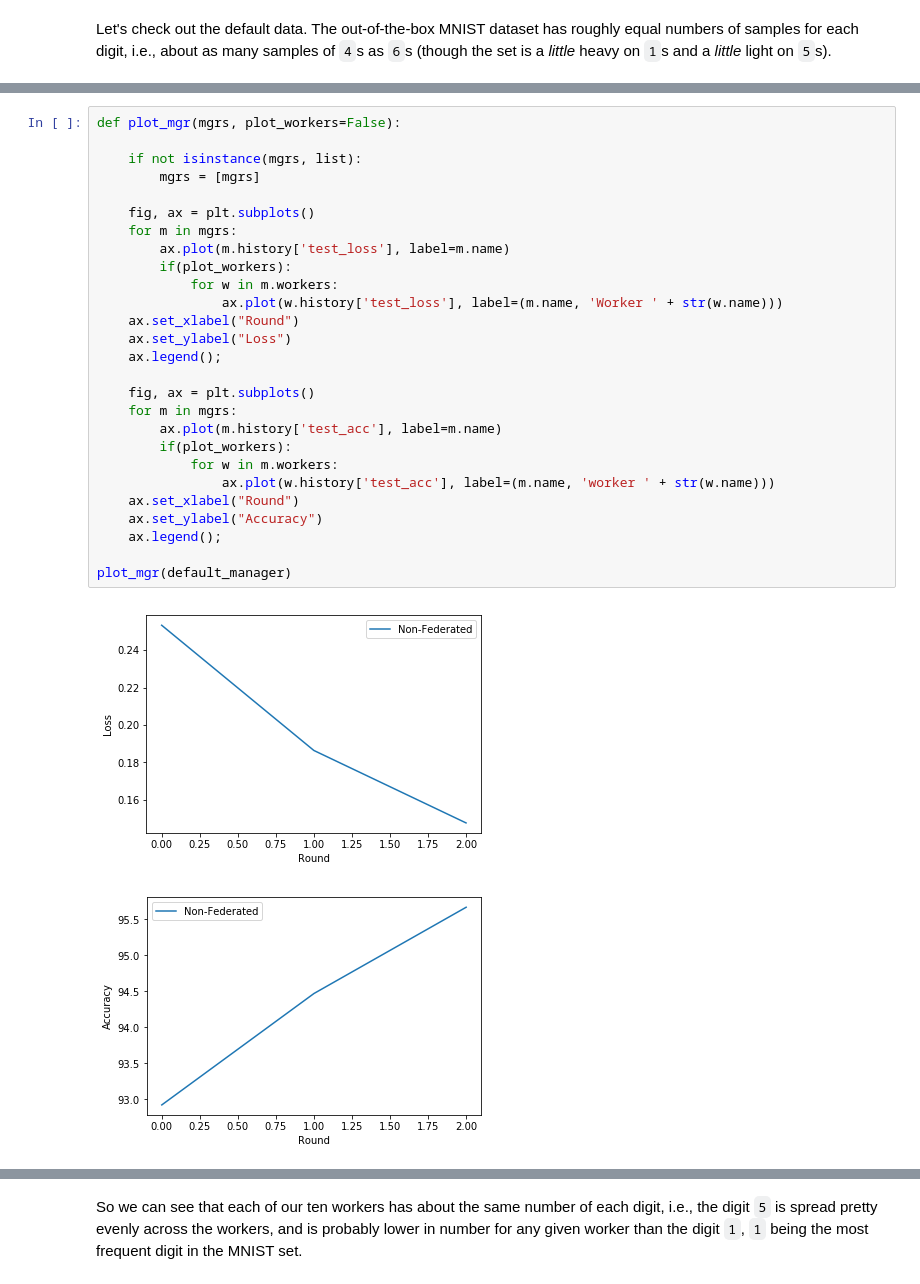
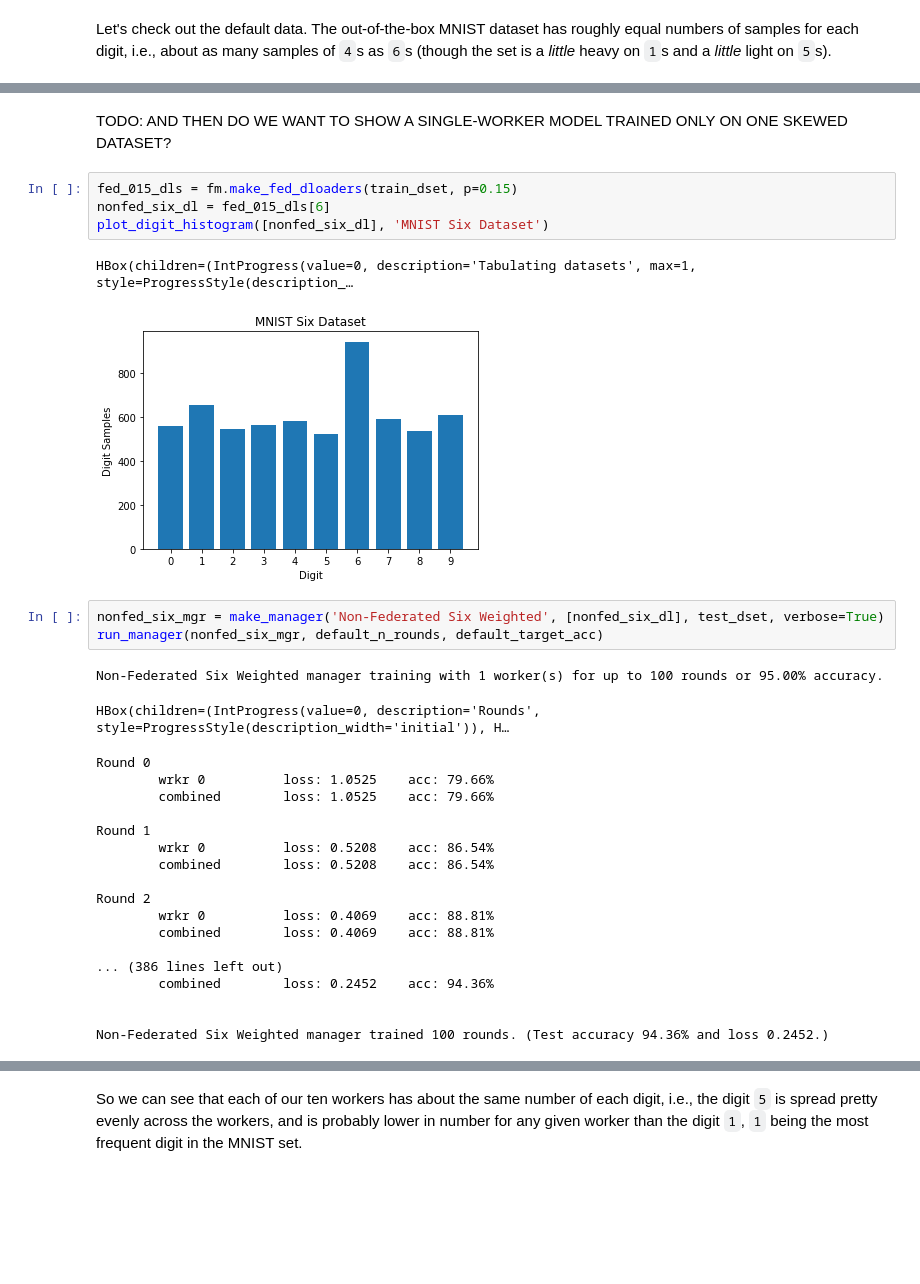
Before and after one commit to rmicallef/bfpytorch, a Jupyter notebook: MNIST-Fed-Part1.ipynb, the cells around one changed output, grey strips where cells are left out. Drawn from its saved outputs; the diff is of its cells as text; blank space fills up the shorter version.

```diff
--- a/MNIST-Fed-Part1.ipynb
+++ b/MNIST-Fed-Part1.ipynb
@@ -217,30 +291,32 @@ Stopping: met accuracy target of 95.0 % (reached 95.67 % accuracy after 3 rounds
-# %%
-def plot_mgr(mgrs, plot_workers=False):
-
-    if not isinstance(mgrs, list):
-        mgrs = [mgrs]
-
-    fig, ax = plt.subplots()
-    for m in mgrs:
-        ax.plot(m.history['test_loss'], label=m.name)
-        if(plot_workers):
-            for w in m.workers:
-                ax.plot(w.history['test_loss'], label=(m.name, 'Worker ' + str(w.name)))
-    ax.set_xlabel("Round")
-    ax.set_ylabel("Loss")
-    ax.legend();
-
-    fig, ax = plt.subplots()
-    for m in mgrs:
-        ax.plot(m.history['test_acc'], label=m.name)
-        if(plot_workers):
-            for w in m.workers:
-                ax.plot(w.history['test_acc'], label=(m.name, 'worker ' + str(w.name)))
-    ax.set_xlabel("Round")
-    ax.set_ylabel("Accuracy")
-    ax.legend();
-
-plot_mgr(default_manager)
-# %% [output]
-[figure, removed]
-[figure, removed]
+# %% [markdown]
+TODO: AND THEN DO WE WANT TO SHOW A SINGLE-WORKER MODEL TRAINED ONLY ON ONE SKEWED DATASET?
+# %%
+fed_015_dls = fm.make_fed_dloaders(train_dset, p=0.15)
+nonfed_six_dl = fed_015_dls[6]
+plot_digit_histogram([nonfed_six_dl], 'MNIST Six Dataset')
+# %% [output]
+HBox(children=(IntProgress(value=0, description='Tabulating datasets', max=1, style=ProgressStyle(description_…
+[figure, added]
+# %%
+nonfed_six_mgr = make_manager('Non-Federated Six Weighted', [nonfed_six_dl], test_dset, verbose=True)
+run_manager(nonfed_six_mgr, default_n_rounds, default_target_acc)
+# %% [output]
+Non-Federated Six Weighted manager training with 1 worker(s) for up to 100 rounds or 95.00% accuracy.
+HBox(children=(IntProgress(value=0, description='Rounds', style=ProgressStyle(description_width='initial')), H…
+Round 0
+        wrkr 0          loss: 1.0525    acc: 79.66%
+        combined        loss: 1.0525    acc: 79.66%
+
+Round 1
+        wrkr 0          loss: 0.5208    acc: 86.54%
+        combined        loss: 0.5208    acc: 86.54%
+
+Round 2
+        wrkr 0          loss: 0.4069    acc: 88.81%
+        combined        loss: 0.4069    acc: 88.81%
+
+... (386 lines left out)
+        combined        loss: 0.2452    acc: 94.36%
+
+
+Non-Federated Six Weighted manager trained 100 rounds. (Test accuracy 94.36% and loss 0.2452.)
```
Also changed, not shown: parts of 49 cells of this notebook, 2 other files.
